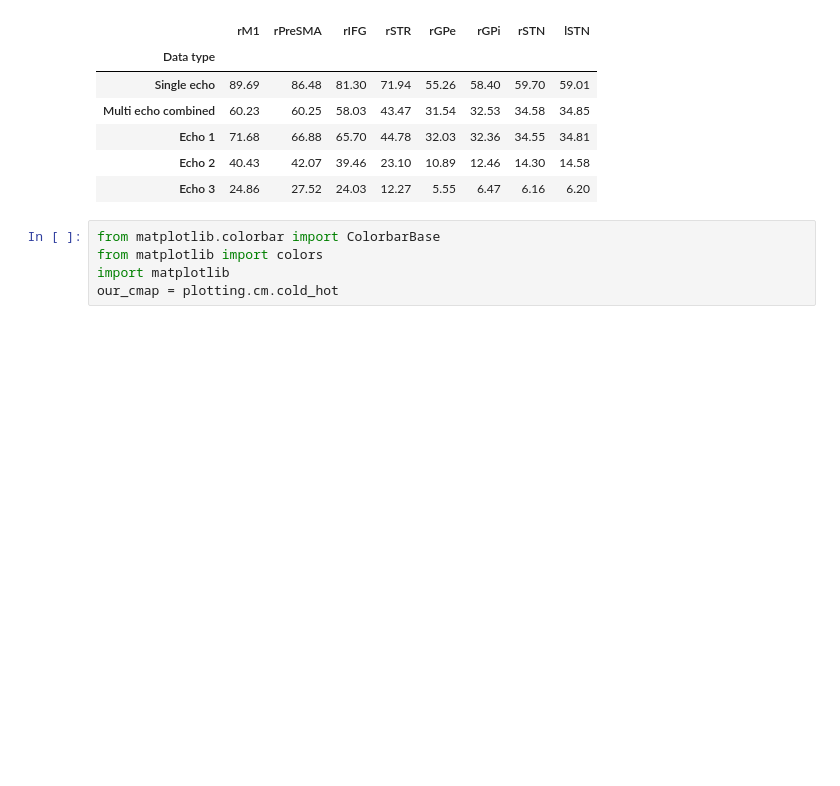
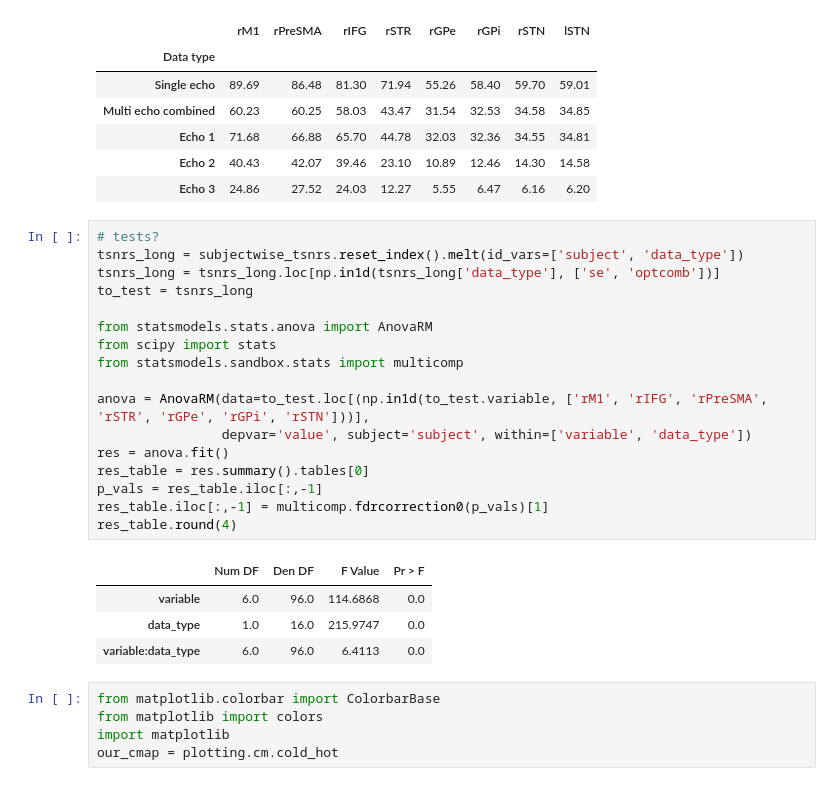
Before and after one commit to StevenM1/fMRI_protocol_comparison_se_me, a Jupyter notebook: pipeline_4a_statistics-tSNR.ipynb, the cells around one changed output. Cells and saved outputs as stored; diff of their text form; blank space fills up the shorter version.

Commit message:
Add statistical test of T2*, add new figures

```diff
--- a/pipeline_4a_statistics-tSNR.ipynb
+++ b/pipeline_4a_statistics-tSNR.ipynb
@@ -269,6 +269,28 @@ roiwise_tsnr.round(2)
 | Echo 1 | 71.68 | 66.88 | 65.70 | 44.78 | 32.03 | 32.36 | 34.55 | 34.81 |
 | Echo 2 | 40.43 | 42.07 | 39.46 | 23.10 | 10.89 | 12.46 | 14.30 | 14.58 |
 | Echo 3 | 24.86 | 27.52 | 24.03 | 12.27 | 5.55 | 6.47 | 6.16 | 6.20 |
+# %%
+# tests?
+tsnrs_long = subjectwise_tsnrs.reset_index().melt(id_vars=['subject', 'data_type'])
+tsnrs_long = tsnrs_long.loc[np.in1d(tsnrs_long['data_type'], ['se', 'optcomb'])]
+to_test = tsnrs_long
+
+from statsmodels.stats.anova import AnovaRM
+from scipy import stats
+from statsmodels.sandbox.stats import multicomp
+
+anova = AnovaRM(data=to_test.loc[(np.in1d(to_test.variable, ['rM1', 'rIFG', 'rPreSMA', 'rSTR', 'rGPe', 'rGPi', 'rSTN']))],
+                depvar='value', subject='subject', within=['variable', 'data_type'])
+res = anova.fit()
+res_table = res.summary().tables[0]
+p_vals = res_table.iloc[:,-1]
+res_table.iloc[:,-1] = multicomp.fdrcorrection0(p_vals)[1]
+res_table.round(4)
+# %% [output]
+|  | Num DF | Den DF | F Value | Pr > F |
+| variable | 6.0 | 96.0 | 114.6868 | 0.0 |
+| data_type | 1.0 | 16.0 | 215.9747 | 0.0 |
+| variable:data_type | 6.0 | 96.0 | 6.4113 | 0.0 |
 # %%
 from matplotlib.colorbar import ColorbarBase
 from matplotlib import colors
```
Also changed, not shown: parts of 1 cell of this notebook, 3 other files.
